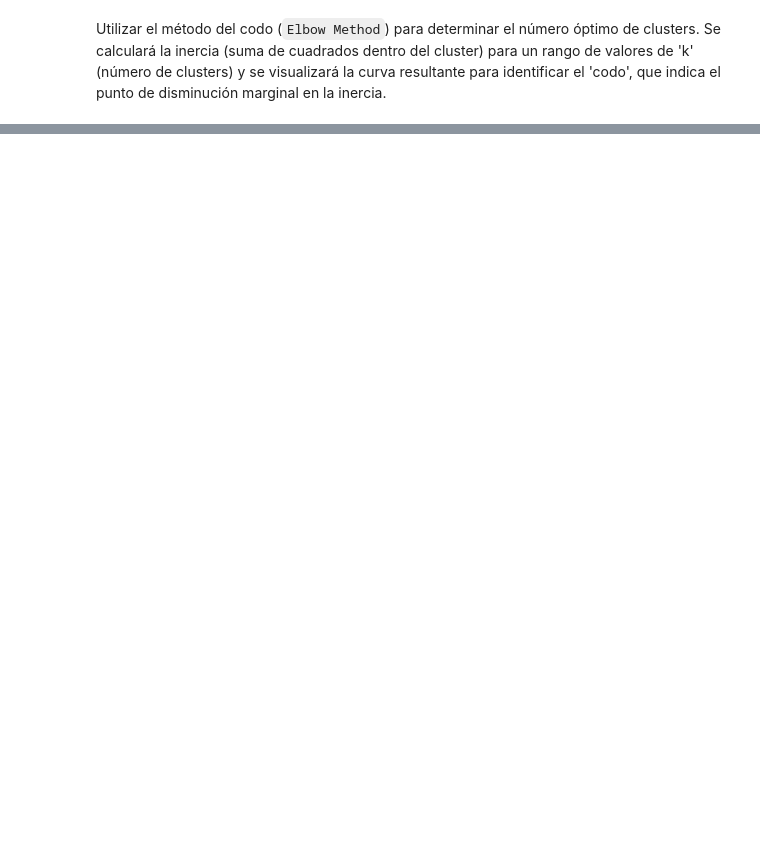
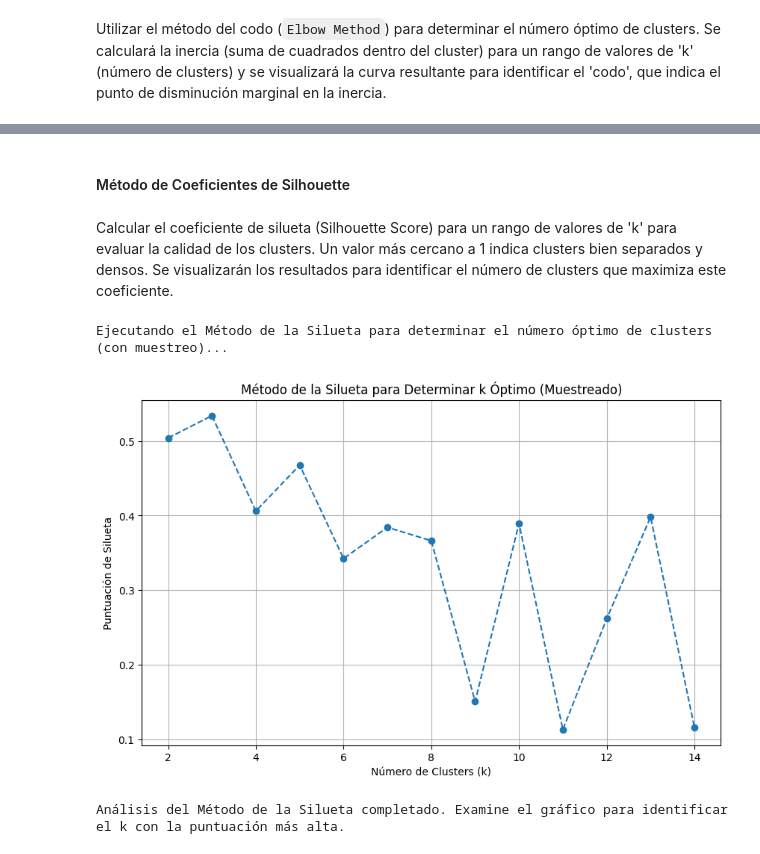
Before and after one commit to josenomberto/UTEC-CDIAV3-MCD8010, a Jupyter notebook: Proyecto02-Grupo1-jc.ipynb, the cells around one changed output, grey strips where cells are left out. Saved outputs shown, nothing was run; the diff lists cells and outputs as text; code cells hidden in the pictures; blank space fills up the shorter version.

```diff
--- a/Proyecto02-Grupo1-jc.ipynb
+++ b/Proyecto02-Grupo1-jc.ipynb
@@ -558,7 +596,7 @@ d_pattern = r'^D\d'
 # Filtrar las columnas
 c_features = df_train.columns[df_train.columns.str.match(c_pattern)].tolist()
 d_features = df_train.columns[df_train.columns.str.match(d_pattern)].tolist()
-clustering_features = ['TransactionAmt', 'TransactionAmt_Log', 'Transaction_Hour'] + c_features + d_features
+clustering_features = ['TransactionAmt'] + c_features + d_features
 #clustering_features = [
 #    'TransactionAmt',
 #    'D1', 'D2', 'D3', 'D4', 'D5', 'D10', 'D11', 'D15',
@@ -655,0 +690,57 @@ print("Análisis del Método del Codo completado. Examine el gráfico para ident
+# %% [markdown]
+#### Método de Coeficientes de Silhouette
+# %% [markdown]
+Calcular el coeficiente de silueta (Silhouette Score) para un rango de valores de 'k' para evaluar la calidad de los clusters. Un valor más cercano a 1 indica clusters bien separados y densos. Se visualizarán los resultados para identificar el número de clusters que maximiza este coeficiente.
+# %%
+print("Ejecutando el Método de la Silueta para determinar el número óptimo de clusters (con muestreo)...")
+
+from sklearn.metrics import silhouette_score
+
+# 1. Definir un rango de k valores (Silhouette Score no está definido para k=1)
+k_range_silhouette = range(2, 15) # Evaluar de 2 a 10 clusters
+
+# 2. Inicializar una lista para almacenar los valores de silhouette score
+silhouette_scores = []
+
+# Definir el tamaño de la muestra para el cálculo de Silhouette Score
+sample_size = 50000 # Un tamaño de muestra razonable para grandes datasets
+
+# Crear una muestra aleatoria del dataset escalado para el cálculo de Silhouette Score
+# Esto es crucial para manejar la complejidad O(N^2) del Silhouette Score en grandes datasets.
+np.random.seed(42) # Para reproducibilidad
+sample_indices = np.random.choice(df_clustering_scaled.shape[0], sample_size, replace=False)
+df_clustering_sampled = df_clustering_scaled[sample_indices]
+
+
+# 3. Loop a través del rango de k valores
+for k in k_range_silhouette:
+    # a. Crear una instancia de MiniBatchKMeans
+    mbkmeans_silhouette = MiniBatchKMeans(n_clusters=k, random_state=42, batch_size=256, n_init=10, verbose=False)
+
+    # b. Ajustar el modelo a la muestra de datos escalados y predecir las etiquetas
+    cluster_labels_silhouette = mbkmeans_silhouette.fit_predict(df_clustering_sampled)
+
+    # c. Calcular el silhouette score
+    score = silhouette_score(df_clustering_sampled, cluster_labels_silhouette)
+    silhouette_scores.append(score)
+
+# 4. Plotear los k valores contra sus valores de silhouette score
+plt.figure(figsize=(10, 6))
+plt.plot(k_range_silhouette, silhouette_scores, marker='o', linestyle='--')
+
+# 5. Añadir un título al plot
+plt.title('Método de la Silueta para Determinar k Óptimo (Muestreado)')
+
+# 6. Etiquetar los ejes
+plt.xlabel('Número de Clusters (k)')
+plt.ylabel('Puntuación de Silueta')
+
+# 7. Mostrar el plot
+plt.grid(True)
+plt.show()
+
+print("Análisis del Método de la Silueta completado. Examine el gráfico para identificar el k con la puntuación más alta.")
+# %% [output]
+Ejecutando el Método de la Silueta para determinar el número óptimo de clusters (con muestreo)...
+[figure, added]
+Análisis del Método de la Silueta completado. Examine el gráfico para identificar el k con la puntuación más alta.
```
Also changed, not shown: parts of 29 cells of this notebook.
